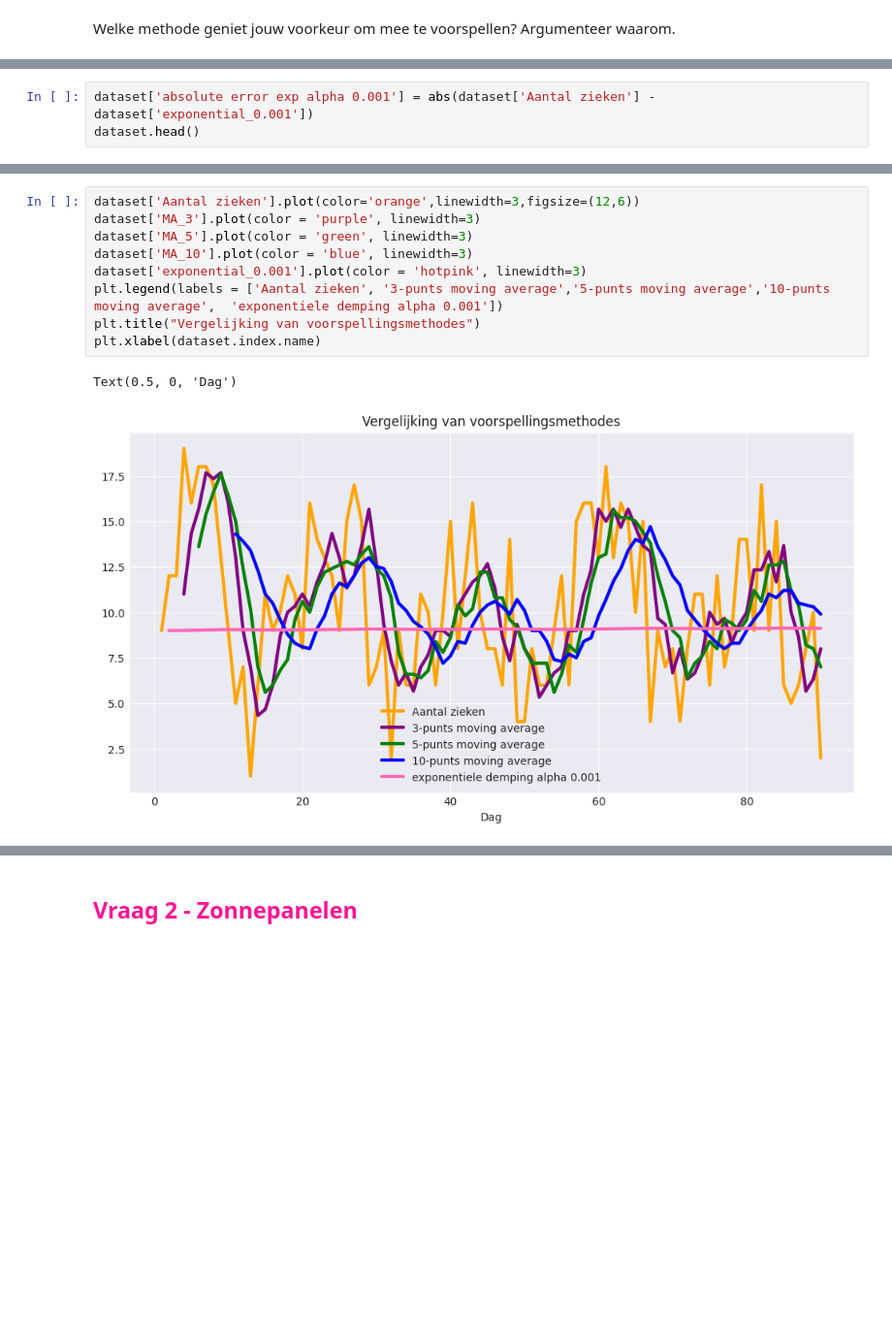
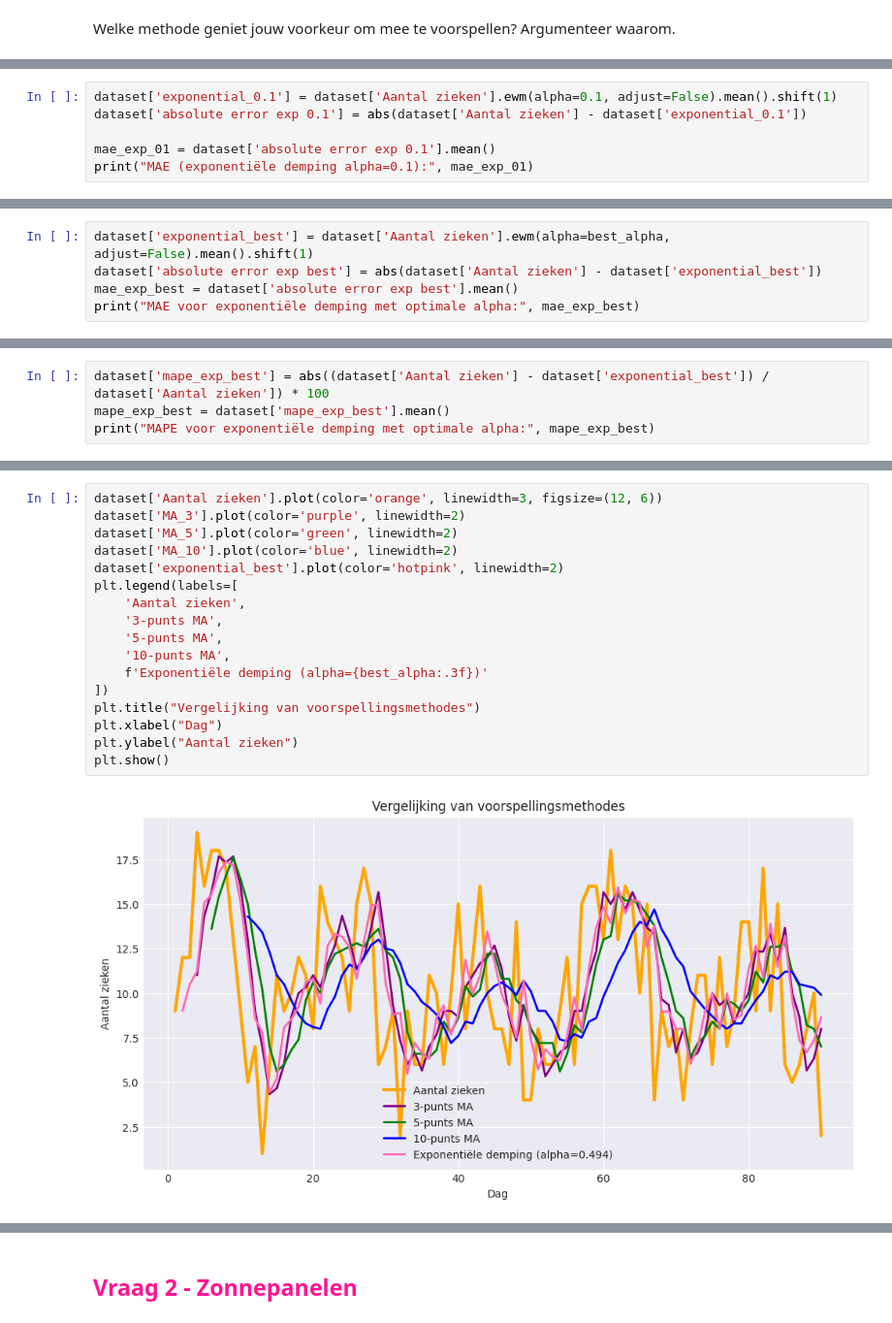
Before and after one commit to pascal-maker/Python, a Jupyter notebook: Labo_06_Stationaire_tijdsreeksen_opdracht.ipynb, the cells around one changed output, grey strips where cells are left out. Shown at 97% size. Drawn from its saved outputs; the diff is of its cells as text; blank space fills up the shorter version.

```diff
--- a/Labo_06_Stationaire_tijdsreeksen_opdracht.ipynb
+++ b/Labo_06_Stationaire_tijdsreeksen_opdracht.ipynb
@@ -245,3 +131,0 @@ dataset['exponential_0.001'] = dataset['Aantal zieken'].ewm(alpha=0.001,adjust=F
-# %%
-dataset['absolute error exp alpha 0.001'] = abs(dataset['Aantal zieken'] - dataset['exponential_0.001'])
-dataset.head()
@@ -260,0 +132,6 @@ print(mae_exponential)
+# %%
+dataset['exponential_0.1'] = dataset['Aantal zieken'].ewm(alpha=0.1, adjust=False).mean().shift(1)
+dataset['absolute error exp 0.1'] = abs(dataset['Aantal zieken'] - dataset['exponential_0.1'])
+
+mae_exp_01 = dataset['absolute error exp 0.1'].mean()
+print("MAE (exponentiële demping alpha=0.1):", mae_exp_01)
@@ -260,0 +310,5 @@ print(mae_exponential)
+# %%
+dataset['exponential_best'] = dataset['Aantal zieken'].ewm(alpha=best_alpha, adjust=False).mean().shift(1)
+dataset['absolute error exp best'] = abs(dataset['Aantal zieken'] - dataset['exponential_best'])
+mae_exp_best = dataset['absolute error exp best'].mean()
+print("MAE voor exponentiële demping met optimale alpha:", mae_exp_best)
@@ -260,0 +317,4 @@ print(mae_exponential)
+# %%
+dataset['mape_exp_best'] = abs((dataset['Aantal zieken'] - dataset['exponential_best']) / dataset['Aantal zieken']) * 100
+mape_exp_best = dataset['mape_exp_best'].mean()
+print("MAPE voor exponentiële demping met optimale alpha:", mape_exp_best)
@@ -261,12 +368,19 @@ print(mae_exponential)
 # %%
-dataset['Aantal zieken'].plot(color='orange',linewidth=3,figsize=(12,6))
-dataset['MA_3'].plot(color = 'purple', linewidth=3)
-dataset['MA_5'].plot(color = 'green', linewidth=3)
-dataset['MA_10'].plot(color = 'blue', linewidth=3)
-dataset['exponential_0.001'].plot(color = 'hotpink', linewidth=3)
-plt.legend(labels = ['Aantal zieken', '3-punts moving average','5-punts moving average','10-punts moving average',  'exponentiele demping alpha 0.001'])
+dataset['Aantal zieken'].plot(color='orange', linewidth=3, figsize=(12, 6))
+dataset['MA_3'].plot(color='purple', linewidth=2)
+dataset['MA_5'].plot(color='green', linewidth=2)
+dataset['MA_10'].plot(color='blue', linewidth=2)
+dataset['exponential_best'].plot(color='hotpink', linewidth=2)
+plt.legend(labels=[
+    'Aantal zieken',
+    '3-punts MA',
+    '5-punts MA',
+    '10-punts MA',
+    f'Exponentiële demping (alpha={best_alpha:.3f})'
+])
 plt.title("Vergelijking van voorspellingsmethodes")
-plt.xlabel(dataset.index.name)
+plt.xlabel("Dag")
+plt.ylabel("Aantal zieken")
+plt.show()
 # %% [output]
-Text(0.5, 0, 'Dag')
-[figure, old version]
+[figure, new version]
```
Also changed, not shown: parts of 99 cells of this notebook.
